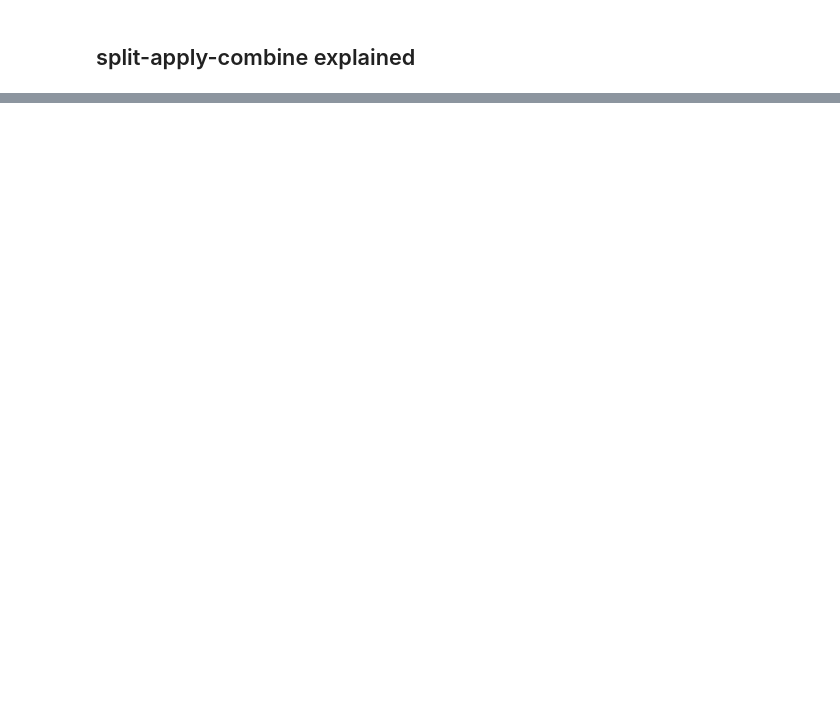
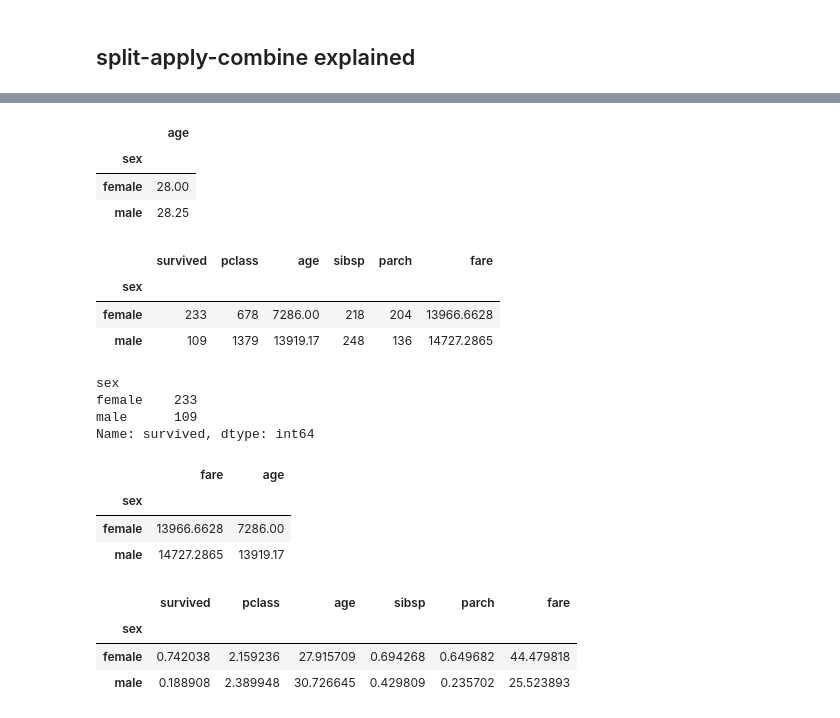
Before and after one commit to satenderlamba/Data-Science-with-Pandas, a Jupyter notebook: 2. Full Data Workflow A-Z/4. Groupby Operations/Groupby operations.ipynb, the cells around one changed output, grey strips where cells are left out. Cells and saved outputs as stored; diff of their text form; code cells hidden in the pictures; blank space fills up the shorter version.

Commit message:
Split-apply-combine p01

```diff
--- a/2. Full Data Workflow A-Z/4. Groupby Operations/Groupby operations.ipynb
+++ b/2. Full Data Workflow A-Z/4. Groupby Operations/Groupby operations.ipynb
@@ -253,0 +289,36 @@ titanic = pd.read_csv('titanic.csv')
+# %%
+titanic_slice.groupby('sex').mean()   # applying mean to the dataset, adjusting for NaN is done automatically.
+# %% [output]
+|  | age |
+| sex |  |
+| female | 28.00 |
+| male | 28.25 |
+# %%
+titanic.groupby('sex').sum()    # applying on the whole dataset and not the slice
+# %% [output]
+|  | survived | pclass | age | sibsp | parch | fare |
+| sex |  |  |  |  |  |  |
+| female | 233 | 678 | 7286.00 | 218 | 204 | 13966.6628 |
+| male | 109 | 1379 | 13919.17 | 248 | 136 | 14727.2865 |
+# %%
+titanic.groupby('sex').survived.sum()    # method chaining
+# %% [output]
+sex
+female    233
+male      109
+Name: survived, dtype: int64
+# %%
+titanic.groupby('sex')[['fare','age' ]].sum()
+# %% [output]
+|  | fare | age |
+| sex |  |  |
+| female | 13966.6628 | 7286.00 |
+| male | 14727.2865 | 13919.17 |
+# %%
+new_df = titanic.groupby('sex').mean()
+new_df
+# %% [output]
+|  | survived | pclass | age | sibsp | parch | fare |
+| sex |  |  |  |  |  |  |
+| female | 0.742038 | 2.159236 | 27.915709 | 0.694268 | 0.649682 | 44.479818 |
+| male | 0.188908 | 2.389948 | 30.726645 | 0.429809 | 0.235702 | 25.523893 |
```
Also changed, not shown: parts of 6 cells of this notebook.
